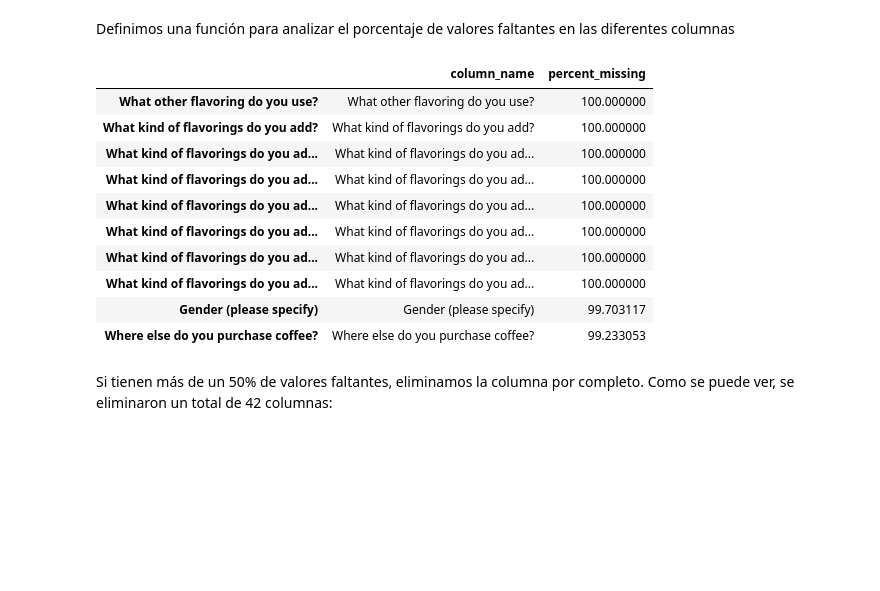
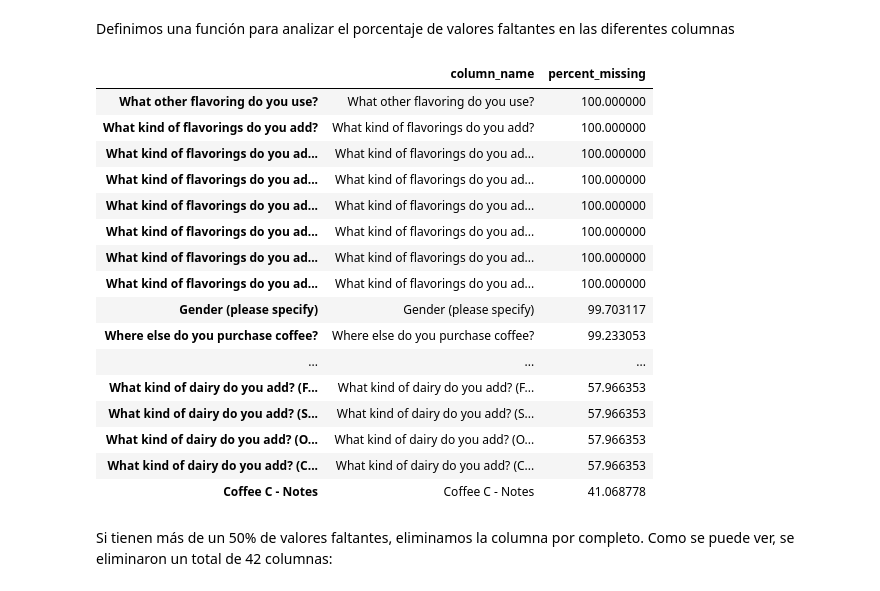
Before and after one commit to gabrielbr19/curso-ml, a Jupyter notebook: tarea1/tarea1_aprendizaje_automatico.ipynb, the cells around one changed output. Saved outputs shown, nothing was run; the diff lists cells and outputs as text; code cells hidden in the pictures; blank space fills up the shorter version.

```diff
--- a/tarea1/tarea1_aprendizaje_automatico.ipynb
+++ b/tarea1/tarea1_aprendizaje_automatico.ipynb
@@ -96,33 +96,39 @@ Definimos una función para analizar el porcentaje de valores faltantes en las d
 # %%
 
 def column_null_percentage(df):
     # Calculate the percentage of missing values for each column
     percent_missing = df.isnull().sum() * 100 / len(df)
 
     # Create a DataFrame with the column names and their corresponding missing percentages
     missing_value_df = pd.DataFrame({'column_name': df.columns,
                                      'percent_missing': percent_missing})
 
     # Sort the columns by the percentage of missing values in descending order
     missing_value_df = missing_value_df.sort_values('percent_missing', ascending=False)
 
     # Return only the columns with missing values greater than 0
     return missing_value_df[missing_value_df['percent_missing'] > 0][['column_name', 'percent_missing']]
 
 columns_with_highest_missing_values = column_null_percentage(df)
-columns_with_highest_missing_values.head(10)
+columns_with_highest_missing_values.head(43)
 # %% [output]
 |  | column_name | percent_missing |
 | What other flavoring do you use? | What other flavoring do you use? | 100.000000 |
 | What kind of flavorings do you add? | What kind of flavorings do you add? | 100.000000 |
 | What kind of flavorings do you ad... | What kind of flavorings do you ad... | 100.000000 |
 | What kind of flavorings do you ad... | What kind of flavorings do you ad... | 100.000000 |
 | What kind of flavorings do you ad... | What kind of flavorings do you ad... | 100.000000 |
 | What kind of flavorings do you ad... | What kind of flavorings do you ad... | 100.000000 |
 | What kind of flavorings do you ad... | What kind of flavorings do you ad... | 100.000000 |
 | What kind of flavorings do you ad... | What kind of flavorings do you ad... | 100.000000 |
 | Gender (please specify) | Gender (please specify) | 99.703117 |
 | Where else do you purchase coffee? | Where else do you purchase coffee? | 99.233053 |
+| ... | ... | ... |
+| What kind of dairy do you add? (F... | What kind of dairy do you add? (F... | 57.966353 |
+| What kind of dairy do you add? (S... | What kind of dairy do you add? (S... | 57.966353 |
+| What kind of dairy do you add? (O... | What kind of dairy do you add? (O... | 57.966353 |
+| What kind of dairy do you add? (C... | What kind of dairy do you add? (C... | 57.966353 |
+| Coffee C - Notes | Coffee C - Notes | 41.068778 |
 # %% [markdown]
 Si tienen más de un 50% de valores faltantes, eliminamos la columna por completo. Como se puede ver, se eliminaron un total de 42 columnas:
 # %%
```
Also changed, not shown: parts of 56 cells of this notebook.
